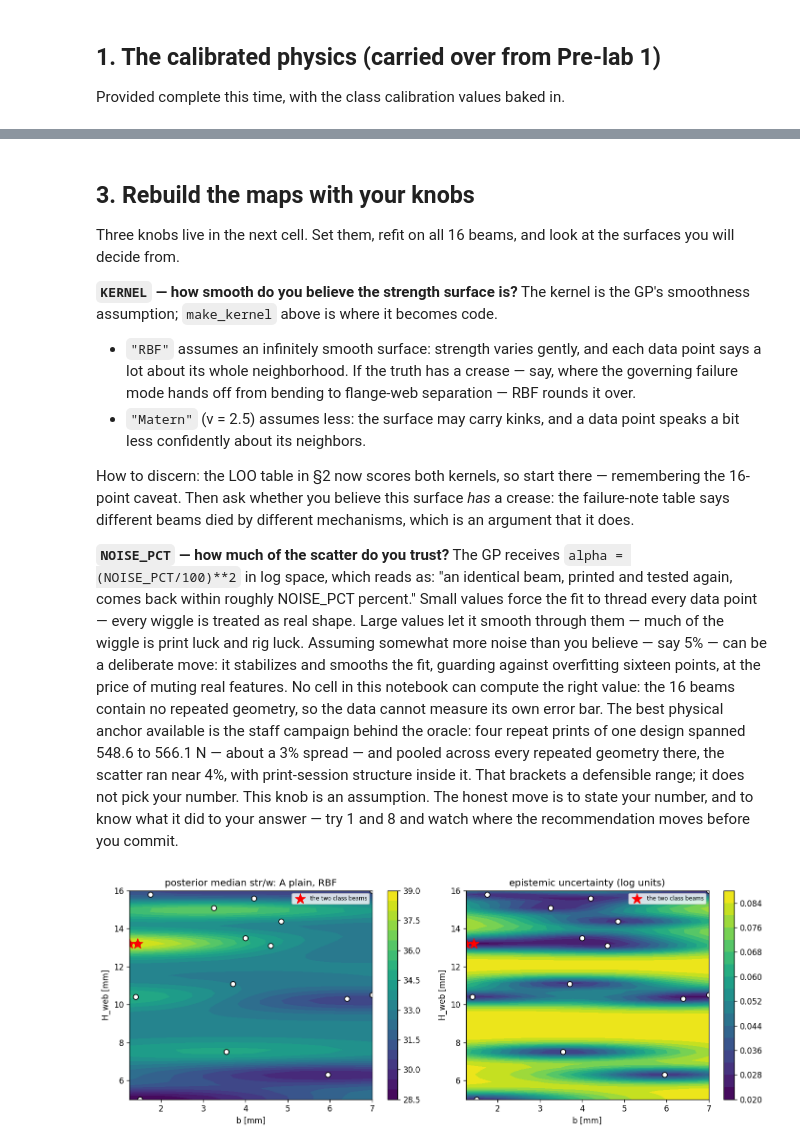
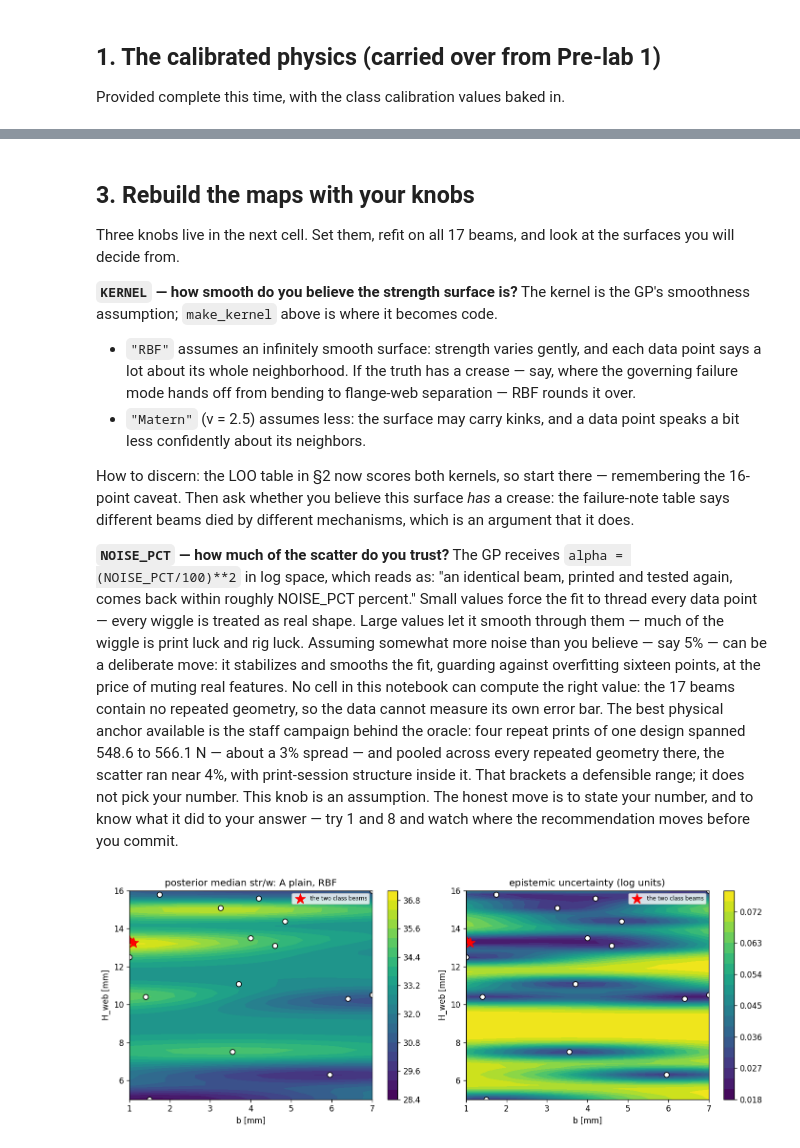
Before and after one commit to andrewvoss8-boop/core-me-data-science-activities-public, a Jupyter notebook: me323/Module1_drafts/ME323_Module1_Submission1_Design_KEY.ipynb, the cells around one changed output, grey strips where cells are left out. Drawn from its saved outputs; the diff is of its cells as text; code cells hidden in the pictures.

```diff
--- a/me323/Module1_drafts/ME323_Module1_Submission1_Design_KEY.ipynb
+++ b/me323/Module1_drafts/ME323_Module1_Submission1_Design_KEY.ipynb
@@ -93,9 +108,9 @@ df["mass_delta_pct"] = 100*df.mass_delta_g/df.mass_est_g
 print(len(df), "tested beams")
 
 new = pd.DataFrame([
-    dict(beam_id=15, b=1.25, H=13.2, strength_N=515.6,
+    dict(beam_id=16, b=1.10, H=13.25, strength_N=482.6,
          failure_note="equation-query result; observed morphology not supplied"),
-    dict(beam_id=16, b=1.44, H=13.2, strength_N=533.1,
+    dict(beam_id=17, b=1.00, H=13.39, strength_N=438.7,
          failure_note="locked-GP-query result; observed morphology not supplied"),
 ])
 new["weight_g"] = np.nan
@@ -170,6 +185,6 @@ def gov_mode(b, H, sy, k, tau_i):
     return "separation" if Ps < min(Pb, Pl) else (
         "LTB" if Pl < 0.999*Pb else "bend")
 
-SY_CAL, K_CAL, TAU_CAL = 6.680e+07, 0.377, 1.791e+07   # your Pre-lab 1 calibration
+SY_CAL, K_CAL, TAU_CAL = 6.683e+07, 0.377, 1.676e+07   # your Pre-lab 1 calibration
 print("calibrated capacity(2,12) =", round(capacity(2, 12, SY_CAL, K_CAL, TAU_CAL), 1), "N")
 # %% [output]
@@ -346,7 +361,7 @@ wobble the fits. Off by 0.5 N/g or more, check your work or talk to a TA.
 # %% [markdown]
 ## 3. Rebuild the maps with your knobs
 
-Three knobs live in the next cell. Set them, refit on all 16 beams, and look
+Three knobs live in the next cell. Set them, refit on all 17 beams, and look
 at the surfaces you will decide from.
 
 **`KERNEL` — how smooth do you believe the strength surface is?**
@@ -374,7 +389,7 @@ them — much of the wiggle is print luck and rig luck. Assuming somewhat more
 noise than you believe — say 5% — can be a deliberate move: it stabilizes and
 smooths the fit, guarding against overfitting sixteen points, at the price of
 muting real features. No cell in this
-notebook can compute the right value: the 16 beams contain no repeated
+notebook can compute the right value: the 17 beams contain no repeated
 geometry, so the data cannot measure its own error bar. The best physical
 anchor available is the staff campaign behind the oracle: four repeat prints
 of one design spanned 548.6 to 566.1 N — about a 3% spread — and pooled
@@ -386,24 +401,24 @@ where the recommendation moves before you commit.
 # %%
 CHOICE    = "A plain"   # <<< your lane:   "A plain" | "B strength" | "C features" | "D residual"
 KERNEL    = "RBF"       # <<< your smoothness assumption: "RBF" | "Matern"
 NOISE_PCT = 3           # <<< your assumed repeatability, percent
 
 gpF, fmuF, fsdF, ymF, cfgF = fit_lane(df, CHOICE, alpha=(NOISE_PCT/100)**2,
                                       kernel=KERNEL)
-bg = np.linspace(1.25, 7.0, 60); Hg = np.linspace(5.0, 16.0, 60)
+bg = np.linspace(1.0, 7.0, 63); Hg = np.linspace(5.0, 16.0, 60)
 BB, HH = np.meshgrid(bg, Hg)
 SWg, SDg = predict_sw(gpF, fmuF, fsdF, ymF, BB.ravel(), HH.ravel(),
                       cfgF["target"], cfgF["feats"])
 MU, STD = SWg.reshape(BB.shape), SDg.reshape(BB.shape)
 
 fig, ax = plt.subplots(1, 2, figsize=(12, 4.6))
 for a, Z, t in [(ax[0], MU, f"posterior median str/w: {CHOICE}, {KERNEL}"),
                 (ax[1], STD, "epistemic uncertainty (log units)")]:
     cf = a.contourf(BB, HH, Z, levels=20); fig.colorbar(cf, ax=a)
     a.scatter(df.b, df.H, c="w", edgecolor="k", s=40)
     a.scatter(df.b.iloc[-2:], df.H.iloc[-2:], c="red", marker="*", s=170,
               label="the two class beams")
     a.set_xlabel("b [mm]"); a.set_ylabel("H_web [mm]"); a.set_title(t); a.legend(fontsize=7)
 plt.tight_layout(); plt.show()
 # %% [output]
-[figure, old version]
+[figure, new version]
```
Also changed, not shown: parts of 12 cells of this notebook, 20 other files.
